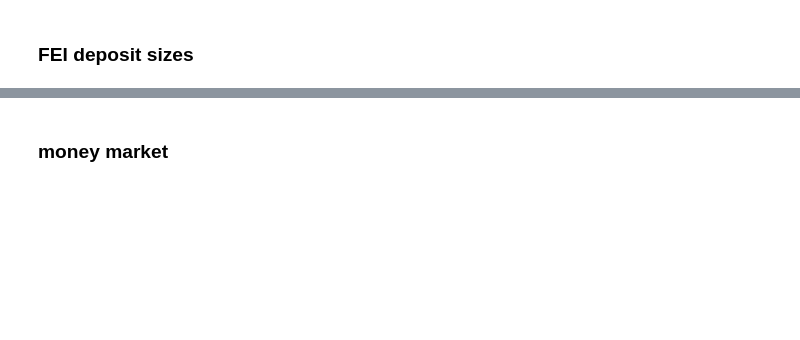
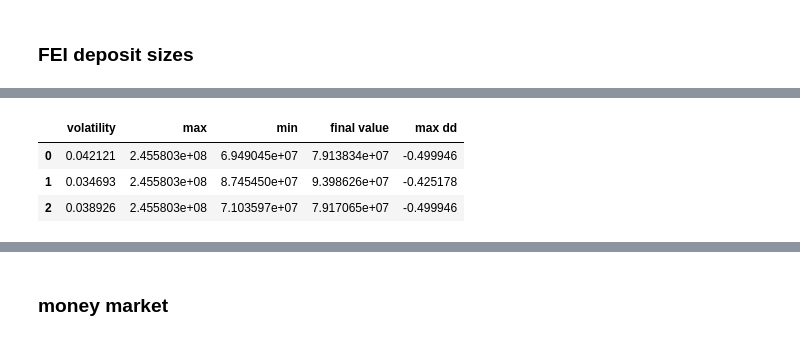
Before and after one commit to CADLabs/fei-protocol-model, a Jupyter notebook: experiments/notebooks/fei_capital_allocation_notebook.ipynb, the cells around one changed output, grey strips where cells are left out. Saved outputs shown, nothing was run; the diff lists cells and outputs as text; code cells hidden in the pictures; blank space fills up the shorter version.

```diff
--- a/experiments/notebooks/fei_capital_allocation_notebook.ipynb
+++ b/experiments/notebooks/fei_capital_allocation_notebook.ipynb
@@ -108,0 +155,9 @@ simulation_1.model.params.update(parameter_overrides)
+# %%
+def compute_mdd(x):
+    window = 30
+
+    rolling_max = x.rolling(window).max()
+    dd = x/rolling_max - 1.0
+
+    mdd = dd.rolling(window).min()
+    return mdd.min()
@@ -108,0 +166,4 @@ simulation_1.model.params.update(parameter_overrides)
+# %%
+fn_list = [compute_vol, compute_max, compute_min, compute_final_val, compute_mdd]
+fn_names = ['volatility', 'max', 'min', 'final value', 'max dd']
+fn_dict = dict(zip(fn_names, fn_list))
@@ -108,0 +172,13 @@ simulation_1.model.params.update(parameter_overrides)
+# %%
+def generate_emp_distribution_kpi(fn, df, variable, start=None, end=None):
+    L = dict()
+    for i in list(df['subset'].value_counts().index):
+        V = dict()
+        for j in list(df['run'].value_counts().index):
+            x = df.query('run==@j and subset==@i')[variable].iloc[start:end]
+            v = fn(x)
+            V[j] = v
+
+        L[i] = V
+
+    return pd.DataFrame(L)
@@ -108,0 +187,8 @@ simulation_1.model.params.update(parameter_overrides)
+# %%
+def compute_metric_set_for_variable(df, fn_dict, variable, start=None, end=None):
+    L = dict()
+    for fn_name, fn in fn_dict.items():
+        metric_avg = generate_emp_distribution_kpi(fn, df, variable, start=start, end=end).mean(axis=0)
+        L[fn_name] = metric_avg
+
+    return pd.DataFrame(L)
@@ -264,0 +414,7 @@ fig.show()
+# %%
+compute_metric_set_for_variable(df, fn_dict, 'total_user_circulating_fei')
+# %% [output]
+|  | volatility | max | min | final value | max dd |
+| 0 | 0.042121 | 2.455803e+08 | 6.949045e+07 | 7.913834e+07 | -0.499946 |
+| 1 | 0.034693 | 2.455803e+08 | 8.745450e+07 | 9.398626e+07 | -0.425178 |
+| 2 | 0.038926 | 2.455803e+08 | 7.103597e+07 | 7.917065e+07 | -0.499946 |
```
Also changed, not shown: parts of 75 cells of this notebook, 2 other files.
